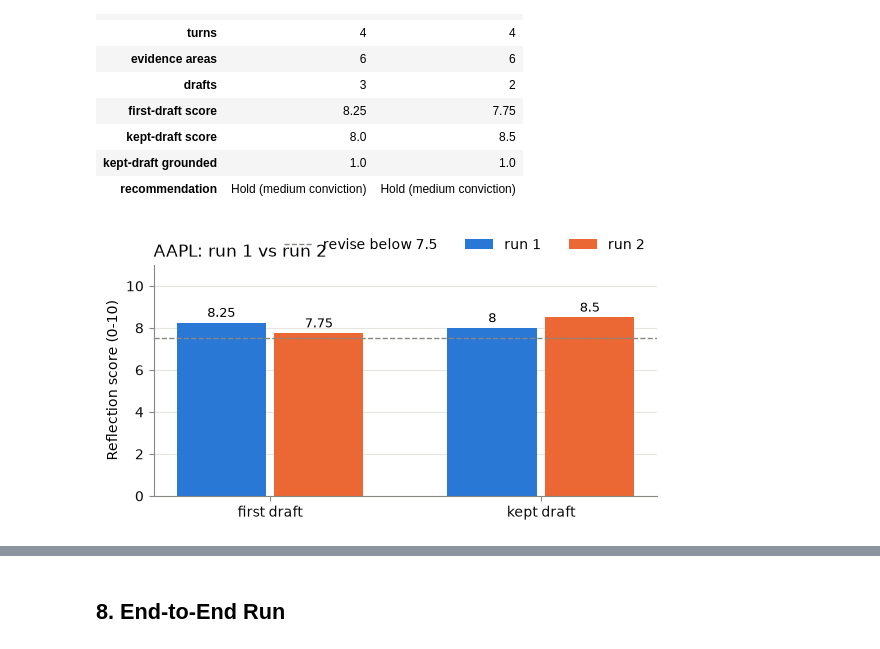
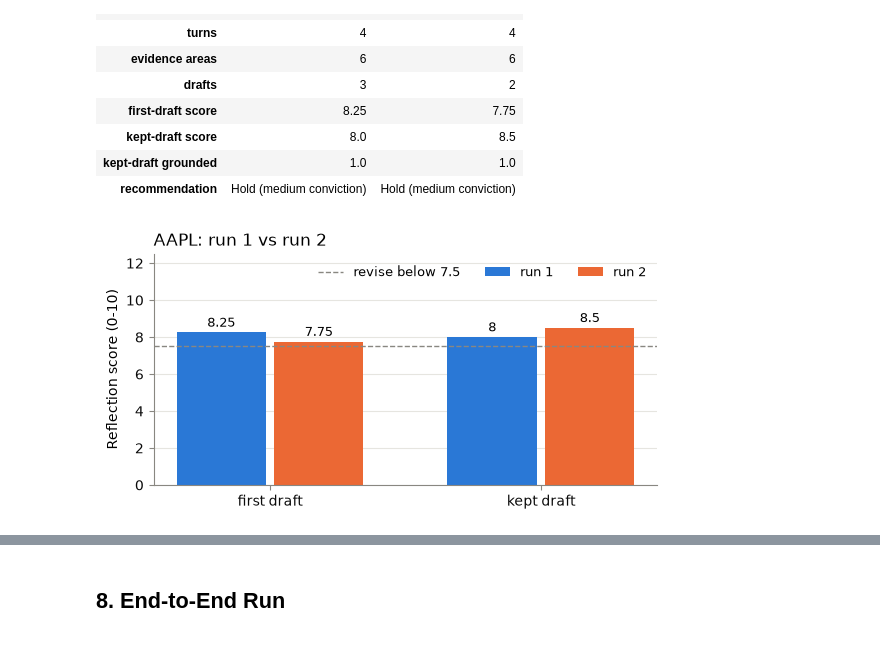
Before and after one commit to pdhinaka/AAI-520-NLP-Final-Team-Project-Group7, a Jupyter notebook: notebooks/final_notebook.ipynb, the cells around one changed output, grey strips where cells are left out. Drawn from its saved outputs; the diff is of its cells as text; code cells hidden in the pictures.

```diff
--- a/notebooks/final_notebook.ipynb
+++ b/notebooks/final_notebook.ipynb
@@ -149,7 +155,7 @@ steps = ["1  Load notes from earlier runs (memory/)",
          "2  Plan 5-7 steps and the tools for each (LLM)",
          "3  Tool-use loop: the model picks tools, up to 8 turns",
          "4  Write the report from the gathered facts (LLM)",
-         "5  Reflect: 4 criteria + grounding; revise if weak",
+         "5  Reflect: 4 criteria + grounding; revise fixable gaps",
          "6  Save findings, lessons and tool notes"]
 ys = [25, 20.2, 15.4, 10.6, 5.8, 1]
 for s, y in zip(steps, ys):
@@ -1140,21 +1227,20 @@ compare
 # %%
 # First- and kept-draft reflection scores, run 1 vs run 2.
 labels = ["first draft", "kept draft"]
 fig, ax = plt.subplots(figsize=(6.5, 3))
 for i, (name, run) in enumerate((("run 1", run1), ("run 2", run2))):
     vals = [compare.loc["first-draft score", name],
             compare.loc["kept-draft score", name]]
     bars = ax.bar(np.arange(2) + (i - 0.5) * 0.36, vals, 0.33,
                   color=SERIES[i], label=name)
     ax.bar_label(bars, fmt="%g", fontsize=9, padding=2)
 ax.axhline(research_agent.REVISE_BELOW, color=MUTED, ls="--", lw=1,
            label=f"revise below {research_agent.REVISE_BELOW}")
-ax.set(xticks=range(2), xticklabels=labels, ylim=(0, 11),
+ax.set(xticks=range(2), xticklabels=labels, ylim=(0, 12.5),
        ylabel="Reflection score (0-10)",
        title=f"{TICKER}: run 1 vs run 2")
-ax.legend(frameon=False, ncols=3, loc="lower right",
-          bbox_to_anchor=(1, 1))
+ax.legend(frameon=False, ncols=3, loc="upper right", fontsize=9)
 style(ax)
 plt.show()
 # %% [output]
-[figure, old version]
+[figure, new version]
```
Also changed, not shown: parts of 36 cells of this notebook.
